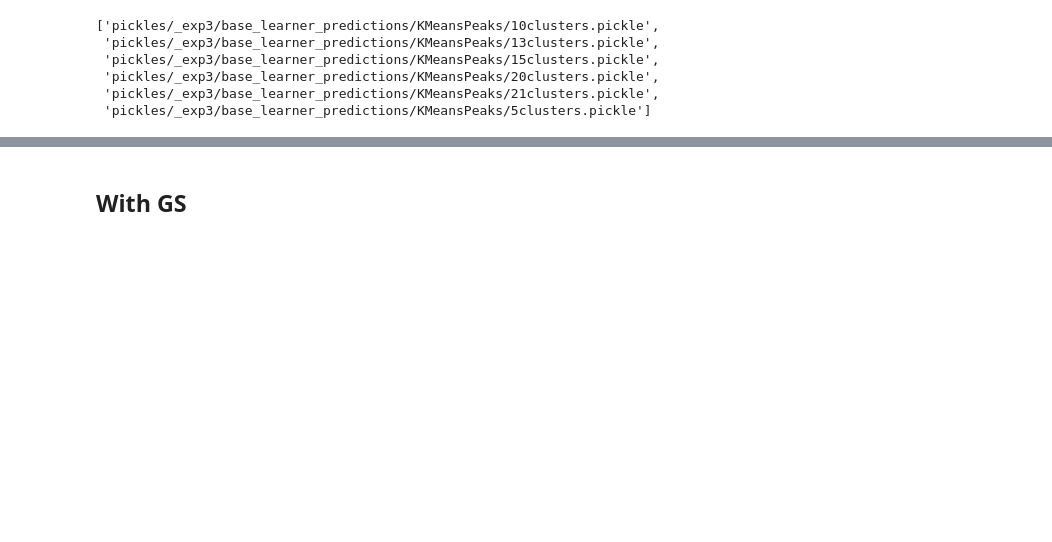
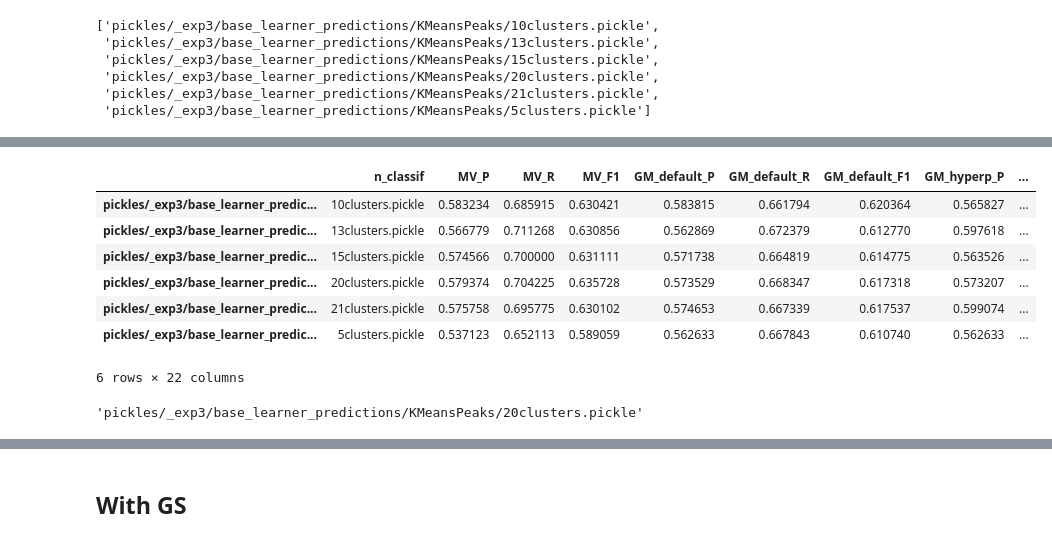
Before and after one commit to littlewine/snorkel-ml, a Jupyter notebook: my-code/benchmarking n_clusters.ipynb, the cells around one changed output, grey strips where cells are left out. Drawn from its saved outputs; the diff is of its cells as text; code cells hidden in the pictures; blank space fills up the shorter version.

```diff
--- a/my-code/benchmarking n_clusters.ipynb
+++ b/my-code/benchmarking n_clusters.ipynb
@@ -239,0 +453,15 @@ Loaded:
+# %%
+test_scores
+# %% [output]
+|  | n_classif | MV_P | MV_R | MV_F1 | GM_default_P | GM_default_R | GM_default_F1 | GM_hyperp_P | ... |
+| pickles/_exp3/base_learner_predic... | 10clusters.pickle | 0.583234 | 0.685915 | 0.630421 | 0.583815 | 0.661794 | 0.620364 | 0.565827 | ... |
+| pickles/_exp3/base_learner_predic... | 13clusters.pickle | 0.566779 | 0.711268 | 0.630856 | 0.562869 | 0.672379 | 0.612770 | 0.597618 | ... |
+| pickles/_exp3/base_learner_predic... | 15clusters.pickle | 0.574566 | 0.700000 | 0.631111 | 0.571738 | 0.664819 | 0.614775 | 0.563526 | ... |
+| pickles/_exp3/base_learner_predic... | 20clusters.pickle | 0.579374 | 0.704225 | 0.635728 | 0.573529 | 0.668347 | 0.617318 | 0.573207 | ... |
+| pickles/_exp3/base_learner_predic... | 21clusters.pickle | 0.575758 | 0.695775 | 0.630102 | 0.574653 | 0.667339 | 0.617537 | 0.599074 | ... |
+| pickles/_exp3/base_learner_predic... | 5clusters.pickle | 0.537123 | 0.652113 | 0.589059 | 0.562633 | 0.667843 | 0.610740 | 0.562633 | ... |
+6 rows × 22 columns
+# %%
+result_dict_file
+# %% [output]
+'pickles/_exp3/base_learner_predictions/KMeansPeaks/20clusters.pickle'
```
Also changed, not shown: parts of 10 cells of this notebook.
